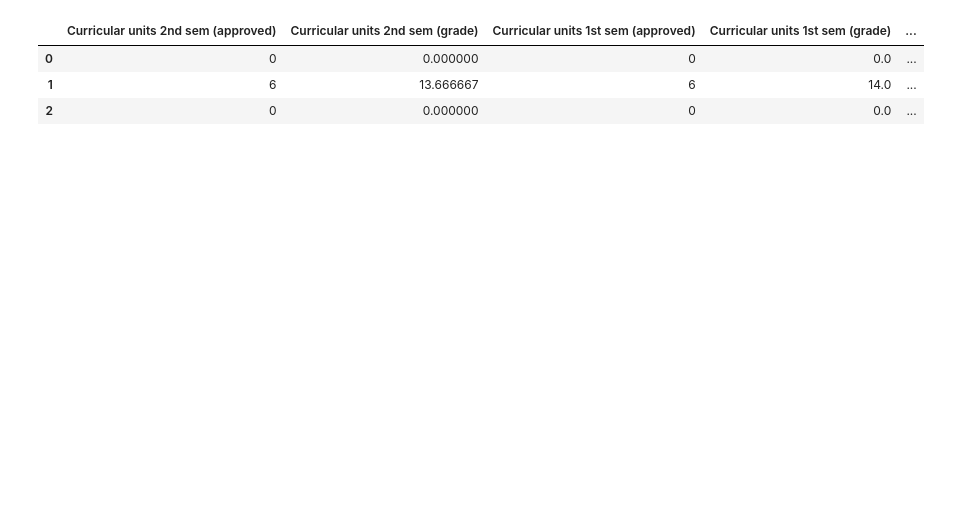
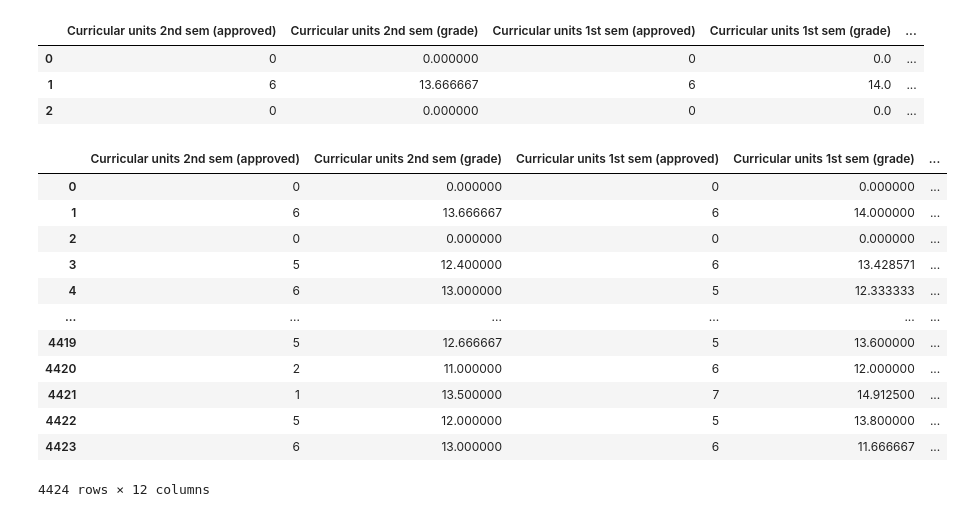
Before and after one commit to aiaaee/Student-Dropout-Success-Prediction, a Jupyter notebook: Student_Dropout_&_Success_Prediction_Dataset.ipynb, the cells around one changed output. Drawn from its saved outputs; the diff is of its cells as text; code cells hidden in the pictures; blank space fills up the shorter version.

```diff
--- a/Student_Dropout_&_Success_Prediction_Dataset.ipynb
+++ b/Student_Dropout_&_Success_Prediction_Dataset.ipynb
@@ -266,5 +286,21 @@ data['target'] = LE.fit_transform(data['target'])
 # %%
 X = data_selected
 y = data['target']
+# %%
+X
+# %% [output]
+|  | Curricular units 2nd sem (approved) | Curricular units 2nd sem (grade) | Curricular units 1st sem (approved) | Curricular units 1st sem (grade) | ... |
+| 0 | 0 | 0.000000 | 0 | 0.000000 | ... |
+| 1 | 6 | 13.666667 | 6 | 14.000000 | ... |
+| 2 | 0 | 0.000000 | 0 | 0.000000 | ... |
+| 3 | 5 | 12.400000 | 6 | 13.428571 | ... |
+| 4 | 6 | 13.000000 | 5 | 12.333333 | ... |
+| ... | ... | ... | ... | ... | ... |
+| 4419 | 5 | 12.666667 | 5 | 13.600000 | ... |
+| 4420 | 2 | 11.000000 | 6 | 12.000000 | ... |
+| 4421 | 1 | 13.500000 | 7 | 14.912500 | ... |
+| 4422 | 5 | 12.000000 | 5 | 13.800000 | ... |
+| 4423 | 6 | 13.000000 | 6 | 11.666667 | ... |
+4424 rows × 12 columns
 # %%
 X_train , X_test , y_train , y_test = train_test_split(X , y , test_size=0.2 , random_state=42)
```
Also changed, not shown: parts of 8 cells of this notebook.
